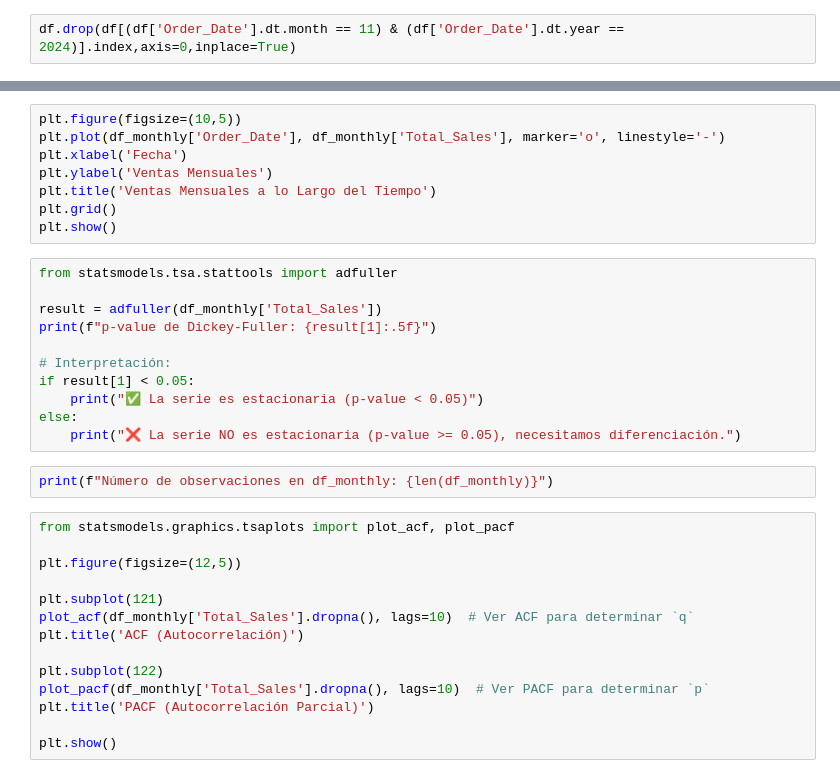
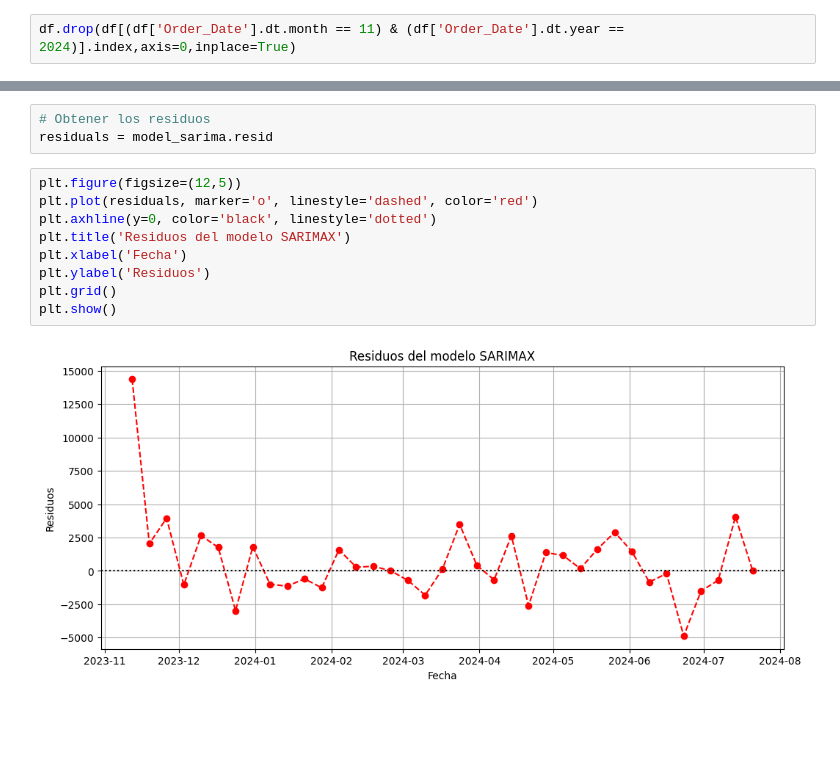
Before and after one commit to abdonrb/proyecto-ml, a Jupyter notebook: ML/models/trained/Time_series_arima.ipynb, the cells around one changed output, grey strips where cells are left out. Cells and saved outputs as stored; diff of their text form; blank space fills up the shorter version.

```diff
--- a/ML/models/trained/Time_series_arima.ipynb
+++ b/ML/models/trained/Time_series_arima.ipynb
@@ -32,35 +285,14 @@ print(df_monthly.head())
+# %%
+# Obtener los residuos
+residuals = model_sarima.resid
 # %%
-plt.figure(figsize=(10,5))
-plt.plot(df_monthly['Order_Date'], df_monthly['Total_Sales'], marker='o', linestyle='-')
+plt.figure(figsize=(12,5))
+plt.plot(residuals, marker='o', linestyle='dashed', color='red')
+plt.axhline(y=0, color='black', linestyle='dotted')
+plt.title('Residuos del modelo SARIMAX')
 plt.xlabel('Fecha')
-plt.ylabel('Ventas Mensuales')
-plt.title('Ventas Mensuales a lo Largo del Tiempo')
+plt.ylabel('Residuos')
 plt.grid()
 plt.show()
+# %% [output]
+[figure, added]
-# %%
-from statsmodels.tsa.stattools import adfuller
-
-result = adfuller(df_monthly['Total_Sales'])
-print(f"p-value de Dickey-Fuller: {result[1]:.5f}")
-
-# Interpretación:
-if result[1] < 0.05:
-    print("✅ La serie es estacionaria (p-value < 0.05)")
-else:
-    print("❌ La serie NO es estacionaria (p-value >= 0.05), necesitamos diferenciación.")
-# %%
-print(f"Número de observaciones en df_monthly: {len(df_monthly)}")
-# %%
-from statsmodels.graphics.tsaplots import plot_acf, plot_pacf
-
-plt.figure(figsize=(12,5))
-
-plt.subplot(121)
-plot_acf(df_monthly['Total_Sales'].dropna(), lags=10)  # Ver ACF para determinar `q`
-plt.title('ACF (Autocorrelación)')
-
-plt.subplot(122)
-plot_pacf(df_monthly['Total_Sales'].dropna(), lags=10)  # Ver PACF para determinar `p`
-plt.title('PACF (Autocorrelación Parcial)')
-
-plt.show()
```
Also changed, not shown: parts of 28 cells of this notebook, 4 other files.
